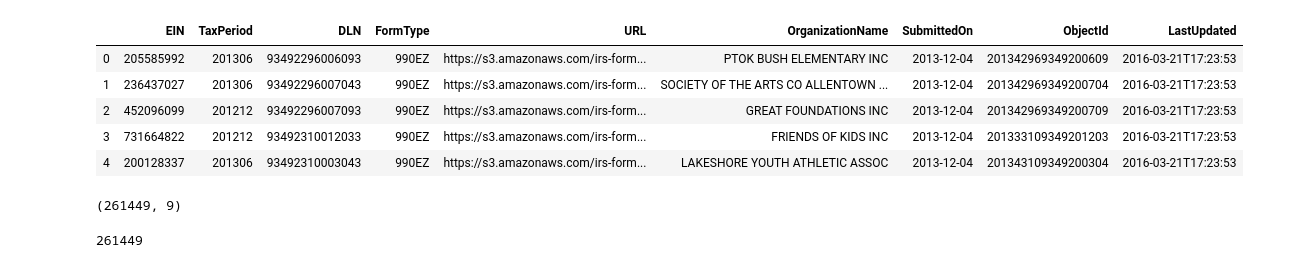
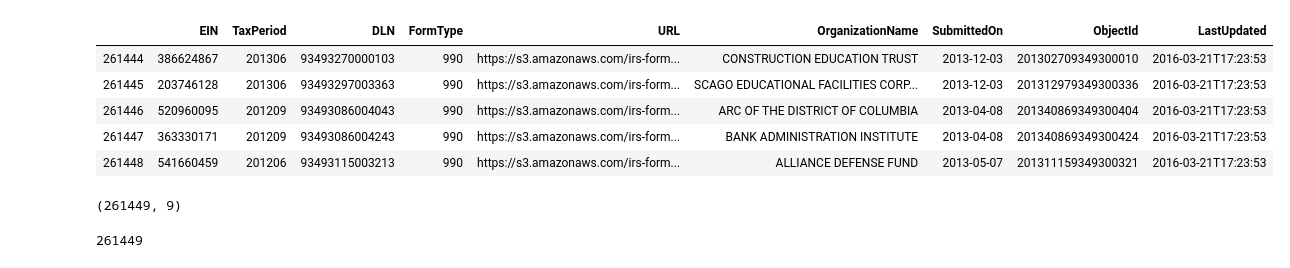
Before and after one commit to twdatascience/exploring_990, a Jupyter notebook: data_download_2013.ipynb, the cells around one changed output. Saved outputs shown, nothing was run; the diff lists cells and outputs as text; code cells hidden in the pictures.

```diff
--- a/data_download_2013.ipynb
+++ b/data_download_2013.ipynb
@@ -17,14 +18,14 @@ with open("index_2013.json") as f:
     data = data[list(data.keys())[0]]
 # %%
 df = pd.DataFrame.from_dict(data)
-df.head(5)
+df.tail(5)
 # %% [output]
 |  | EIN | TaxPeriod | DLN | FormType | URL | OrganizationName | SubmittedOn | ObjectId | LastUpdated |
-| 0 | 205585992 | 201306 | 93492296006093 | 990EZ | https://s3.amazonaws.com/irs-form... | PTOK BUSH ELEMENTARY INC | 2013-12-04 | 201342969349200609 | 2016-03-21T17:23:53 |
-| 1 | 236437027 | 201306 | 93492296007043 | 990EZ | https://s3.amazonaws.com/irs-form... | SOCIETY OF THE ARTS CO ALLENTOWN ... | 2013-12-04 | 201342969349200704 | 2016-03-21T17:23:53 |
-| 2 | 452096099 | 201212 | 93492296007093 | 990EZ | https://s3.amazonaws.com/irs-form... | GREAT FOUNDATIONS INC | 2013-12-04 | 201342969349200709 | 2016-03-21T17:23:53 |
-| 3 | 731664822 | 201212 | 93492310012033 | 990EZ | https://s3.amazonaws.com/irs-form... | FRIENDS OF KIDS INC | 2013-12-04 | 201333109349201203 | 2016-03-21T17:23:53 |
-| 4 | 200128337 | 201306 | 93492310003043 | 990EZ | https://s3.amazonaws.com/irs-form... | LAKESHORE YOUTH ATHLETIC ASSOC | 2013-12-04 | 201343109349200304 | 2016-03-21T17:23:53 |
+| 261444 | 386624867 | 201306 | 93493270000103 | 990 | https://s3.amazonaws.com/irs-form... | CONSTRUCTION EDUCATION TRUST | 2013-12-03 | 201302709349300010 | 2016-03-21T17:23:53 |
+| 261445 | 203746128 | 201306 | 93493297003363 | 990 | https://s3.amazonaws.com/irs-form... | SCAGO EDUCATIONAL FACILITIES CORP... | 2013-12-03 | 201312979349300336 | 2016-03-21T17:23:53 |
+| 261446 | 520960095 | 201209 | 93493086004043 | 990 | https://s3.amazonaws.com/irs-form... | ARC OF THE DISTRICT OF COLUMBIA | 2013-04-08 | 201340869349300404 | 2016-03-21T17:23:53 |
+| 261447 | 363330171 | 201209 | 93493086004243 | 990 | https://s3.amazonaws.com/irs-form... | BANK ADMINISTRATION INSTITUTE | 2013-04-08 | 201340869349300424 | 2016-03-21T17:23:53 |
+| 261448 | 541660459 | 201206 | 93493115003213 | 990 | https://s3.amazonaws.com/irs-form... | ALLIANCE DEFENSE FUND | 2013-05-07 | 201311159349300321 | 2016-03-21T17:23:53 |
 # %%
 df.shape
 # %% [output]
```
Also changed, not shown: parts of 8 cells of this notebook, 6 other files.
